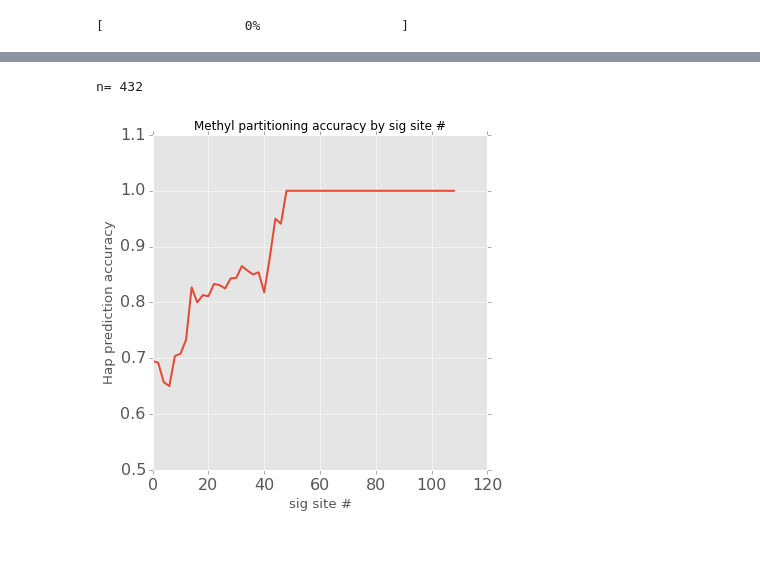
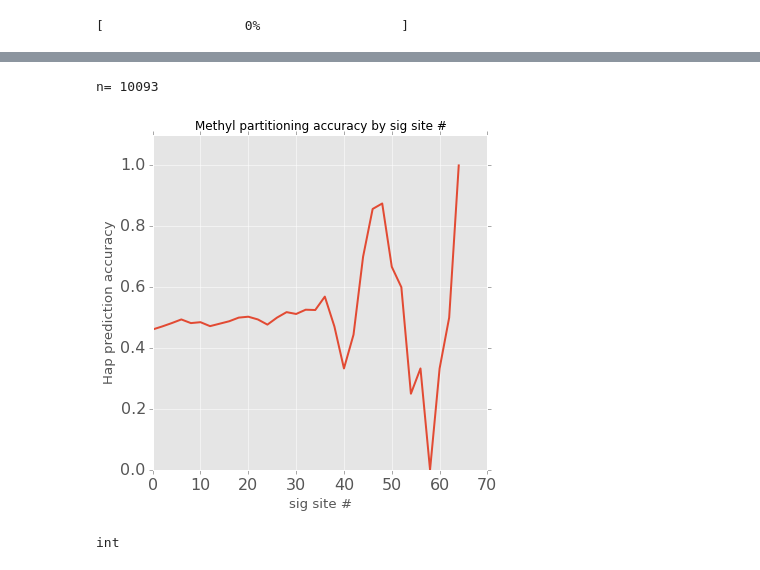
Before and after one commit to ryananeff/bashir-ipy, a Jupyter notebook: ipython/methyl_block_linker.ipynb, the cells around one changed output, grey strips where cells are left out. Cells and saved outputs as stored; diff of their text form; code cells hidden in the pictures.

```diff
--- a/ipython/methyl_block_linker.ipynb
+++ b/ipython/methyl_block_linker.ipynb
@@ -65,6 +67,9 @@ def reverse_compl(seq):
 # %%
-sequences = dict( (s.name, s) for s in ht.FastaReader("/hpc/users/neffr01/jason_new/contig_000000F.fa") )
-block_reader = HapCutReader('/hpc/users/neffr01/jason_new/hapcut_outputs/hg002_re_000000F/hapcut_qv13_mq10/hg002_hapcut_000000F.hapcut')
+#sequences = dict( (s.name, s) for s in ht.FastaReader("/hpc/users/neffr01/jason_new/contig_000000F.fa") )
+block_reader = HapCutReader('/hpc/users/neffr01/jason_new/hapcut_outputs/hg002_re_000000F/ipds_fwd/test_hapcut_sig_denovo_merged_2.hapcut')
+# %%
+vcf_file = pd.read_csv('/hpc/users/neffr01/jason_new/hapcut_outputs/hg002_re_000000F/ipds_fwd/hg002_fwd_all_positions_merged.tsv_sig.vcf',
+                      sep='\t', header=None)
 # %%
 siteslist = []
 pbar = ProgressBar(61100)
@@ -85,25 +90,26 @@ def getBlocks(in_start, in_end):
     return [b[0] for b in blockpos if ((b[2] < in_end) & (b[2] > in_start)) \
             | ((b[3] > in_start) & (b[3] < in_end)) | ((b[2] < in_start) & (b[3] > in_end))]
 # %%
-bam_fp = pysam.AlignmentFile("/hpc/users/neffr01/jason_new/hapcut_outputs/hg002_re_000000F/hapcut_qv13_mq10/hg002.000000F.qv13mq10.redo.merged.ann.bam", "rb")
+bam_fp = pysam.AlignmentFile("/hpc/users/neffr01/jason_new/hapcut_outputs/hg002_re_000000F/hg002.000000F.het_sites_truth_partition_snps_only.bam", "rb")
 #out_fp = pysam.AlignmentFile("~/jason_new/hapcut_outputs/hg002_re_000000F/hg002_methyl_phased-from-trio-data_000000F.bam", 'wb')
 #out_predict = open("/hpc/users/neffr01/jason_new/methyl_predict/hg002_methyl_denovo_vs_truth.tsv", "w")
 predictions = []
-#pbar = ProgressBar(170000)
+pbar = ProgressBar(170000)
 for bid, block in block_reader.blocks.iteritems():
+    blockvars =  vcf_file.ix[[i-1 for i in block.variant_ids]]
     for read in bam_fp.fetch(region="000000F", start=block.start, end=block.end):
-        #pbar.animate()
+        pbar.animate()
         rstart, rend = read.pos, read.aend
-        sigoverlap = [i for i in siteslist if (i[1] <= rend) & (i[1] >= rstart)]
+        sigoverlap = blockvars[blockvars[1] >= rstart][blockvars[1] <= rend]
         if len(sigoverlap) == 0:
             continue
         refmap = get_refmap(read)
         ipd_values = [int(i) for i in read.get_tag('ip').strip('S').split(',')]
-        hap = int(read.get_tag('ZH').split(";")[0].split(",")[1])
-        #hap = read.get_tag('ZH')
+        #hap = int(read.get_tag('ZH').split(";")[0].split(",")[1])
+        hap = read.get_tag('ZH')
         pv = read.get_tag('ZV')
         res = []
-        for row in sigoverlap:
+        for ix, row in sigoverlap.iterrows():
             refpos = row[1]
             basepos = get_position_in_read(read, refpos, refmap)
             if basepos==None: continue
@@ -112,7 +118,14 @@ for bid, block in block_reader.blocks.iteritems():
             #ref_3mer = motif[4:7]
             #read_3mer = get_matched_bases_in_read(read, range(refpos-1,refpos+2), refmap)
             #if ref_3mer != read_3mer: continue
-            res.append([abs(row[2]-ipd_value), abs(row[3]-ipd_value)])
+            mean1 = float(row[7].split(";")[0].split("=")[1])
+            mean2 = float(row[7].split(";")[1].split("=")[1])
+            hapvariant = block.variant(ix+1)
+            if hapvariant.hap1 == 1:
+                tmp = mean1
+                mean1 = mean2
+                mean2 = tmp
+            res.append([abs(mean1-ipd_value), abs(mean2-ipd_value)])
         if res != []:
             #print read.qname
             hap1_res = sum([i[0] for i in res])
@@ -124,7 +137,7 @@ for bid, block in block_reader.blocks.iteritems():
                 predict_hap = 1
             #print "Predicted:\t", predict_hap, "actual:\t", hap
             predictions.append([bid, rstart, rend, predict_hap, hap, len(res), pv, hap1_res, hap2_res, read.alen])
-            print >>sys.stdout, bid, rstart, rend, predict_hap, hap, len(res), pv, hap1_res, hap2_res, read.alen
+            #print >>sys.stdout, bid, rstart, rend, predict_hap, hap, len(res), pv, hap1_res, hap2_res, read.alen
             #out_predict.flush()
     break
 # %% [output]
@@ -211,23 +146,28 @@ for bid, block in block_reader.blocks.iteritems():
 # %%
 rcParams['figure.figsize'] = (6, 6)
 rcParams['axes.titlesize'] = 12
 pltarr = []
 t = len(predictions)
 print "n=", len(predictions)
 for var in range(0,150,2):
-    predcheck = [i for i in predictions if (i[5] > var) & (i[5] < var+10)]
+    predcheck = [i for i in predictions if (i[5] > var) & (i[5] < var+8)]
+    predcheck = [i for i in predcheck if (i[4] != 0)]
     if len(predcheck) == 0:
         break
-    acc = round(np.mean([1 if i[3] == i[4] else 0 for i in predcheck]), 3)
+    acc = round(np.mean([1 if (i[3] == i[4]) else 0 for i in predcheck]), 3)
     n = len(predcheck)
     pltarr.append([var, acc, n])
     #print "partition variants >=", var, "prediction acc:", acc , "n %", n/float(t)*100
 plt.title("Methyl partitioning accuracy by sig site #")
 plt.plot([i[0] for i in pltarr], [i[1] for i in pltarr])
-plt.ylim([0.5,1.1])
+plt.ylim([0,1.1])
 plt.xlabel("sig site #", fontsize='small')
 plt.ylabel("Hap prediction accuracy", fontsize='small')
 plt.show()
 # %% [output]
-n= 432
+n= 10093
-[figure, old version]
+[figure, new version]
+# %%
+type(predictions[-1][2])
+# %% [output]
+int
```
Also changed, not shown: parts of 6 cells of this notebook, 15 other files.
